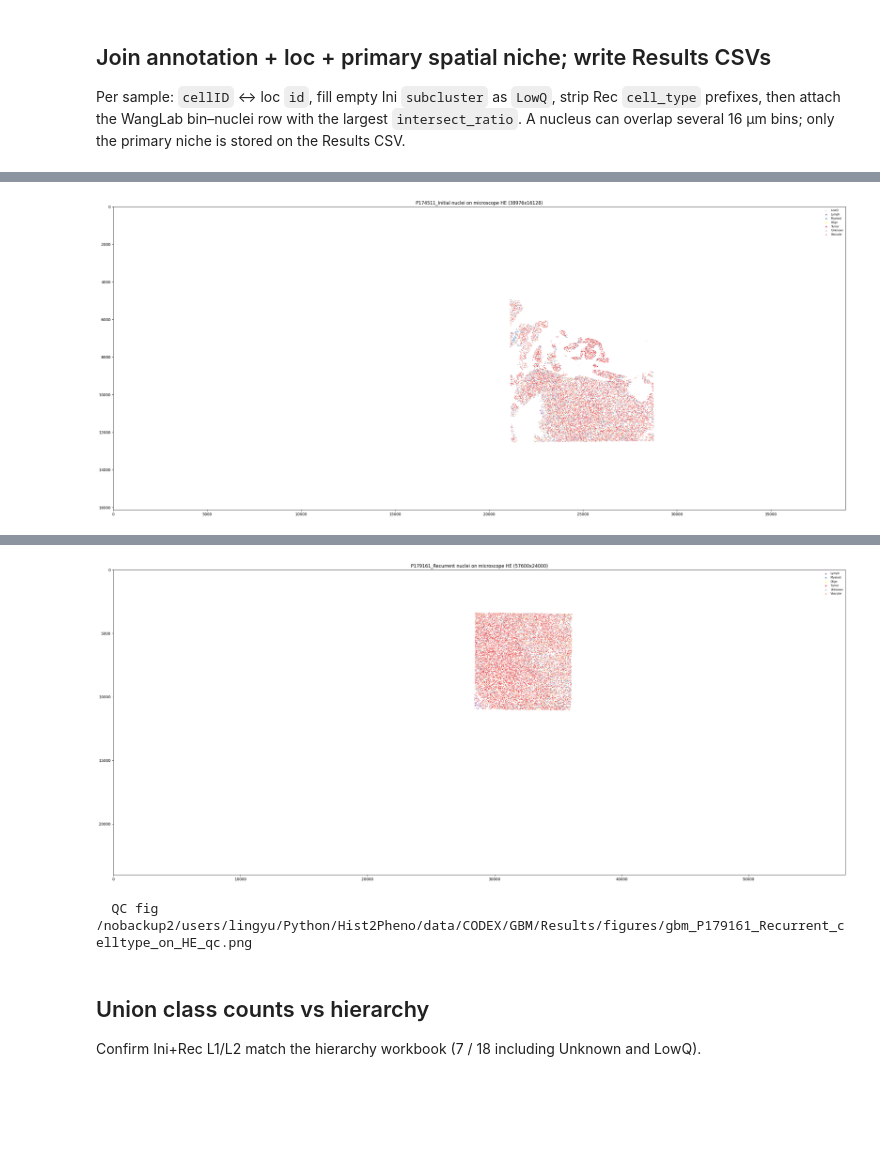
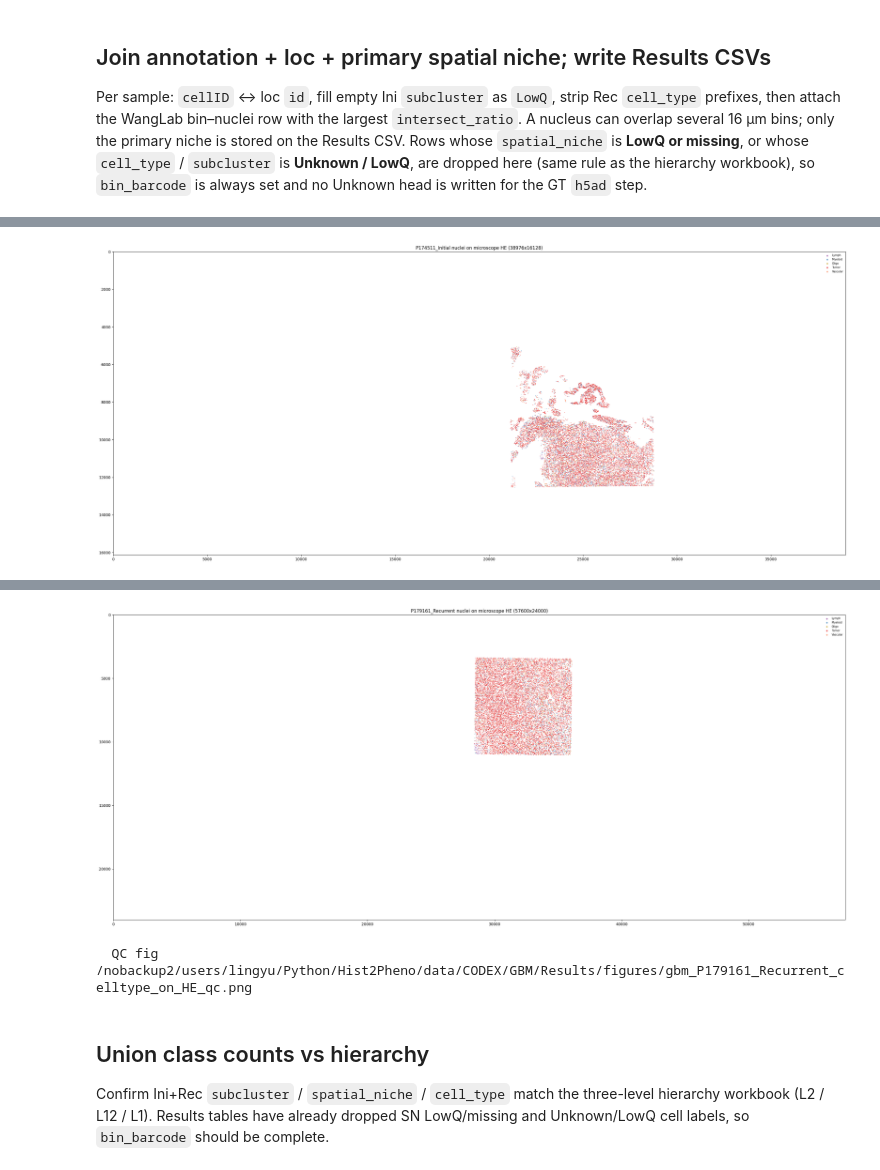
Before and after one commit to LingyuLi-math/Hist2Pheno, a Jupyter notebook: code/CODEX_gbm/Data_process_HEcelltype_GBM.ipynb, the cells around one changed output, grey strips where cells are left out. Drawn from its saved outputs; the diff is of its cells as text; code cells hidden in the pictures; blank space fills up the shorter version.

Commit message:
update GBM label and notebook - adjust split for small dataset

```diff
--- a/code/CODEX_gbm/Data_process_HEcelltype_GBM.ipynb
+++ b/code/CODEX_gbm/Data_process_HEcelltype_GBM.ipynb
@@ -112,12 +308,21 @@ Collagen_fibrils        Vascular        Vascular
 Per sample: `cellID` ↔ loc `id`, fill empty Ini `subcluster` as `LowQ`, strip Rec
 `cell_type` prefixes, then attach the WangLab bin–nuclei row with the largest
 `intersect_ratio`. A nucleus can overlap several 16 µm bins; only the primary
-niche is stored on the Results CSV.
+niche is stored on the Results CSV. Rows whose `spatial_niche` is **LowQ or missing**,
+or whose `cell_type` / `subcluster` is **Unknown / LowQ**, are dropped here (same
+rule as the hierarchy workbook), so `bin_barcode` is always set and no Unknown head
+is written for the GT `h5ad` step.
 # %%
 ANNO_USECOLS = ["cellID", "cell_type", "subcluster"]
 MAP_USECOLS = ["cell_id", "index", "SN", "intersect_ratio", "cell_area"]
-HIER_L1 = hierarchy_all.set_index("celltype_level2")["celltype_level1"]
-L1_COLORS = get_palette("codex_gbm", "intermediate", rgba=False)
+HIER_TRIPLES = set(
+    zip(
+        hierarchy_all["celltype_level2"],
+        hierarchy_all["celltype_level1"],
+        hierarchy_all["celltype_level0"],
+    )
+)
+L1_COLORS = get_palette("codex_gbm", "coarse", rgba=False)
 
 
 def _fill_subcluster(value: object) -> str:
@@ -167,8 +372,6 @@ def process_sample(sample: str, *, write: bool = True, plot: bool = True) -> pd.
     anno["cell_type_raw"] = anno["cell_type"]
     anno["cell_type"] = anno["cell_type"].map(normalize_gbm_cell_type)
     anno["subcluster"] = anno["subcluster"].map(_fill_subcluster)
-    anno["cell_type_hier"] = anno["subcluster"].map(HIER_L1)
-
     loc = loc.copy()
     loc["cell_id"] = loc["id"].astype(str).str.strip()
     merged = anno.merge(
@@ -192,36 +395,48 @@ def process_sample(sample: str, *, write: bool = True, plot: bool = True) -> pd.
         & (merged["Y_pix_HE"] >= 0)
         & (merged["Y_pix_HE"] < h)
     )
-    unknown_l2 = sorted(set(merged["subcluster"]) - set(HIER_L1.index))
-    parent_mismatch = merged[
-        merged["cell_type_hier"].notna() & (merged["cell_type"] != merged["cell_type_hier"])
+    n_joined = len(merged)
+    n_sn = int(merged["spatial_niche"].map(keep_gbm_spatial_niche).sum())
+    print(f"\n{sample}")
+    print(f"  annotation n={len(anno):,}  loc n={len(loc):,}  joined={n_joined:,}")
+    print(f"  HE TIFF {w}x{h}  inside={inside.sum():,}/{n_joined:,}")
+    print(
+        f"  usable SN (not LowQ/missing): {n_sn:,}/{n_joined:,}  "
+        f"dropped={n_joined - n_sn:,}"
+    )
+    merged = filter_usable_gbm_sn(merged)
+    n_after_sn = len(merged)
+    merged = filter_usable_gbm_cell_labels(merged)
+    print(
+        f"  GT CSV after drop SN LowQ/missing: {n_after_sn:,}; "
+        f"after drop Unknown/LowQ: {len(merged):,}  "
+        f"bin_barcode all set={bool(merged['bin_barcode'].map(lambda v: pd.notna(v) and str(v).strip() not in ('', 'nan')).all())}"
+    )
+    sn_filled = merged["spatial_niche"].map(fill_gbm_spatial_niche)
+    unknown_triple = merged.loc[
+        ~pd.Series(
+            list(zip(merged["subcluster"], sn_filled, merged["cell_type"])),
+            index=merged.index,
+        ).isin(HIER_TRIPLES)
     ]
-    n_sn = merged["spatial_niche"].notna().sum()
-
-    print(f"\n{sample}")
-    print(f"  annotation n={len(anno):,}  loc n={len(loc):,}  joined={len(merged):,}")
-    print(f"  HE TIFF {w}x{h}  inside={inside.sum():,}/{len(merged):,}")
-    print(f"  primary SN attached: {n_sn:,}/{len(merged):,}")
+    parent_mismatch = (
+        merged.groupby("subcluster")["cell_type"].nunique().loc[lambda s: s > 1]
+    )
     print(f"  L1 cell_type: {merged['cell_type'].value_counts().to_dict()}")
     print(f"  L2 subcluster: {merged['subcluster'].value_counts().to_dict()}")
-    print("  L1 × L2:")
+    print(f"  L12 spatial_niche: {merged['spatial_niche'].value_counts(dropna=False).to_dict()}")
+    print("  L1 cell_type × L2 subcluster:")
     print(
         pd.crosstab(merged["cell_type"], merged["subcluster"], dropna=False)
         .to_string()
     )
-    if unknown_l2:
-        print(f"  WARNING L2 not in hierarchy: {unknown_l2}")
+    if len(unknown_triple):
+        print(f"  WARNING triples not in hierarchy: {len(unknown_triple):,}")
     if len(parent_mismatch):
         print(
-            f"  L1 vs hierarchy parent mismatches: {len(parent_mismatch):,} "
-            f"(Ini Mac_SEPP1 is Vascular in the mapping, Myeloid in the union table)"
+            "  subcluster with >1 cell_type (expected Mac_SEPP1 Ini Vascular vs Rec Myeloid):"
         )
-        print(
-            parent_mismatch.groupby(["subcluster", "cell_type", "cell_type_hier"])
-            .size()
-            .rename("n")
-            .to_string()
-        )
+        print(parent_mismatch.rename("n_cell_type").to_string())
     star = stardist_csv_path(sample)
     if star.is_file():
         star_n = sum(1 for _ in open(star, encoding="utf-8")) - 1
@@ -289,6 +507,6 @@ Mac_SEPP1   Vascular   Myeloid           443
   StarDist CSV n=178,303  (174511-2-3_Float_prob0.01_nms_0.3.csv)
   wrote /nobackup2/users/lingyu/Python/Hist2Pheno/data/CODEX/GBM/Results/gbm_P174511_Initial_cell_info_HE_by_annotation.csv
-[figure, old version]
+[figure, new version]
   QC fig /nobackup2/users/lingyu/Python/Hist2Pheno/data/CODEX/GBM/Results/figures/gbm_P174511_Initial_celltype_on_HE_qc.png
   bin–nuclei mapping: 232,568 overlaps → 141,064 nuclei (0917_200G_celltype_spatialNiches_mapping_Rec.xlsx)
 
@@ -314,7 +529,7 @@ Vascular          0  7413              1371      0      0           0         0
 # %% [markdown]
 ## Union class counts vs hierarchy
 
-Confirm Ini+Rec L1/L2 match the hierarchy workbook (7 / 18 including Unknown and LowQ).
+Confirm Ini+Rec `subcluster` / `spatial_niche` / `cell_type` match the three-level hierarchy workbook (L2 / L12 / L1). Results tables have already dropped SN LowQ/missing and Unknown/LowQ cell labels, so `bin_barcode` should be complete.
 # %%
 pooled = pd.concat(sample_tables.values(), ignore_index=True)
 print(f"Pooled nuclei: {len(pooled):,}")
```
Also changed, not shown: parts of 11 cells of this notebook, 23 other files.
